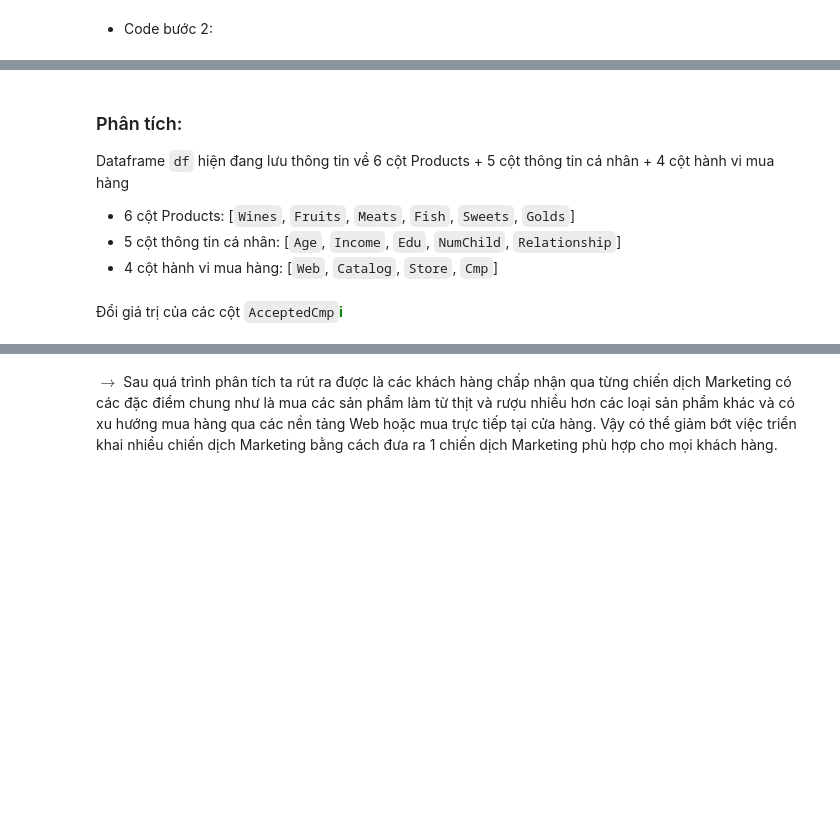
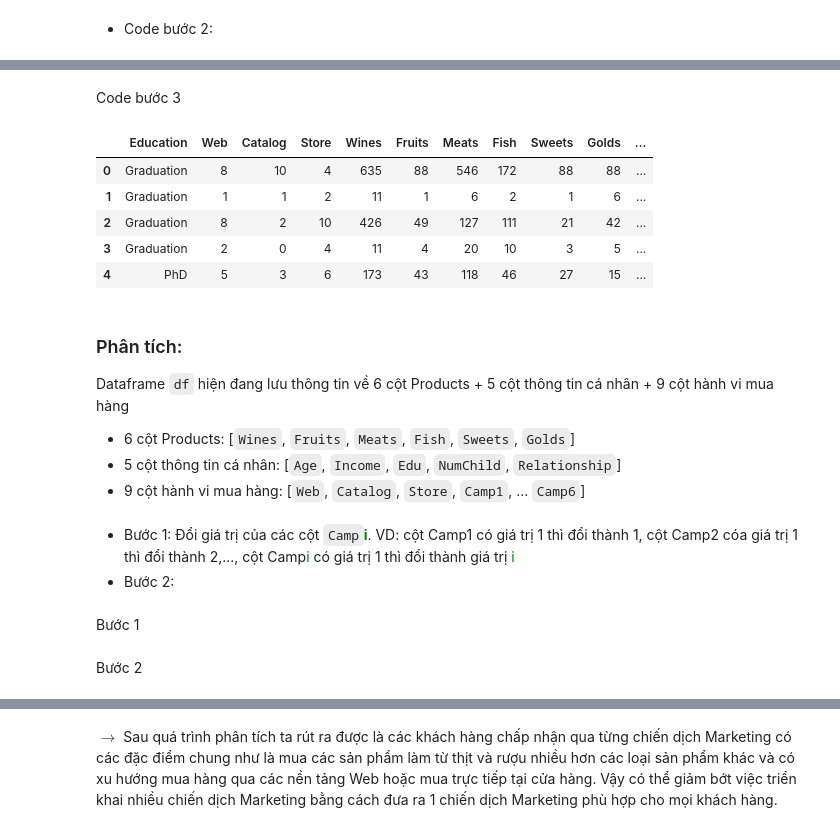
Before and after one commit to ngminhluong/CDS-EndTerm, a Jupyter notebook: Source/Main.ipynb, the cells around one changed output, grey strips where cells are left out. Cells and saved outputs as stored; diff of their text form; code cells hidden in the pictures; blank space fills up the shorter version.

```diff
--- a/Source/Main.ipynb
+++ b/Source/Main.ipynb
@@ -731,25 +996,39 @@ mkt_df.head()
+# %% [markdown]
+Code bước 3
 # %%
-accepted_cmp = ['Camp'+str(i) for i in range(1,7)]
+accepted_cmp = [f'Camp{i}' for i in range(1,7)]
 cols = ['Education', 'Web', 'Catalog', 'Store', 'Wines', 'Fruits', 'Meats',\
         'Fish', 'Sweets', 'Golds', 'Relationship'] + accepted_cmp
 df = mkt_df[cols].copy()
 
 # add columns
 df['Age'] = age
 df['Income'] = income
 
 df.head()
+# %% [output]
+|  | Education | Web | Catalog | Store | Wines | Fruits | Meats | Fish | Sweets | Golds | ... |
+| 0 | Graduation | 8 | 10 | 4 | 635 | 88 | 546 | 172 | 88 | 88 | ... |
+| 1 | Graduation | 1 | 1 | 2 | 11 | 1 | 6 | 2 | 1 | 6 | ... |
+| 2 | Graduation | 8 | 2 | 10 | 426 | 49 | 127 | 111 | 21 | 42 | ... |
+| 3 | Graduation | 2 | 0 | 4 | 11 | 4 | 20 | 10 | 3 | 5 | ... |
+| 4 | PhD | 5 | 3 | 6 | 173 | 43 | 118 | 46 | 27 | 15 | ... |
 # %% [markdown]
 ### Phân tích:
-Dataframe `df` hiện đang lưu thông tin về 6 cột Products + 5 cột thông tin cá nhân + 4 cột hành vi mua hàng
+Dataframe `df` hiện đang lưu thông tin về 6 cột Products + 5 cột thông tin cá nhân + 9 cột hành vi mua hàng
 - 6 cột Products: [`Wines`, `Fruits`, `Meats`, `Fish`, `Sweets`, `Golds`]
 - 5 cột thông tin cá nhân: [`Age`, `Income`, `Edu`, `NumChild`, `Relationship`]
-- 4 cột hành vi mua hàng: [`Web`, `Catalog`, `Store`, `Cmp`]
+- 9 cột hành vi mua hàng: [`Web`, `Catalog`, `Store`, `Camp1`, ... `Camp6`]
 # %% [markdown]
-Đổi giá trị của các cột `AcceptedCmp`<font color='green'>**i**</font>
+- Bước 1: Đổi giá trị của các cột `Camp`<font color='green'>**i**</font>. VD: cột Camp1 có giá trị 1 thì đổi thành 1, cột Camp2 cóa giá trị 1 thì đổi thành 2,..., cột Camp<font color='green'>i</font> có giá trị 1 thì đổi thành giá trị <font color='green'>i</font>
+- Bước 2:
+# %% [markdown]
+Bước 1
 # %%
 for i, col in enumerate(accepted_cmp):
     df[col][df[col] > 0] = i + 1
+# %% [markdown]
+Bước 2
 # %%
 accepted_df = pd.DataFrame()
 
```
Also changed, not shown: parts of 111 cells of this notebook.
